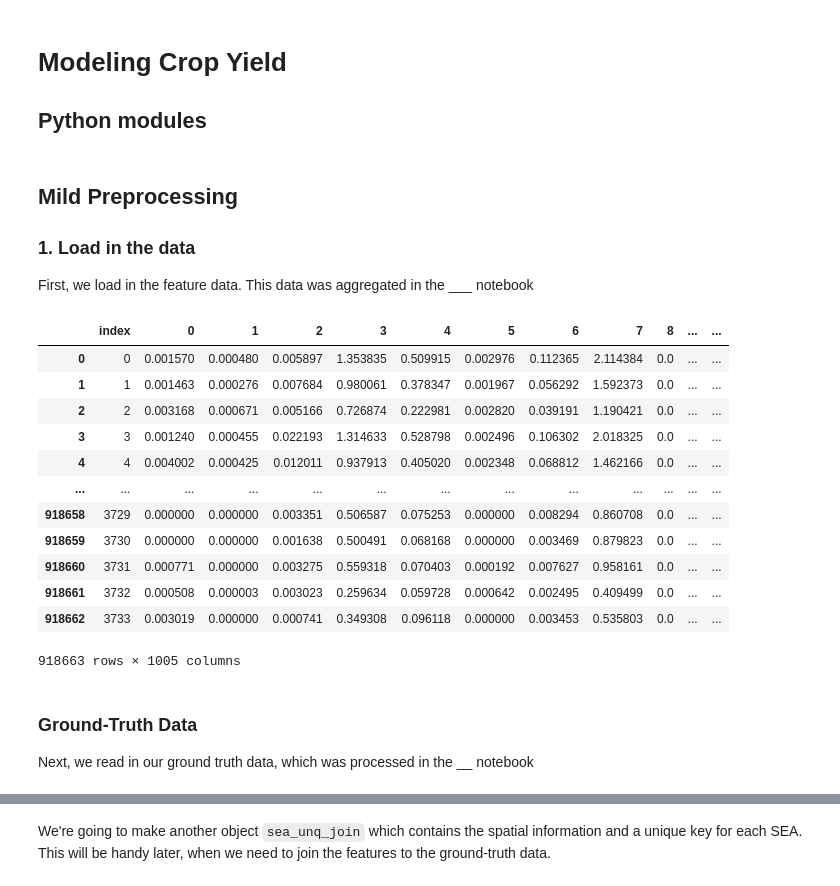
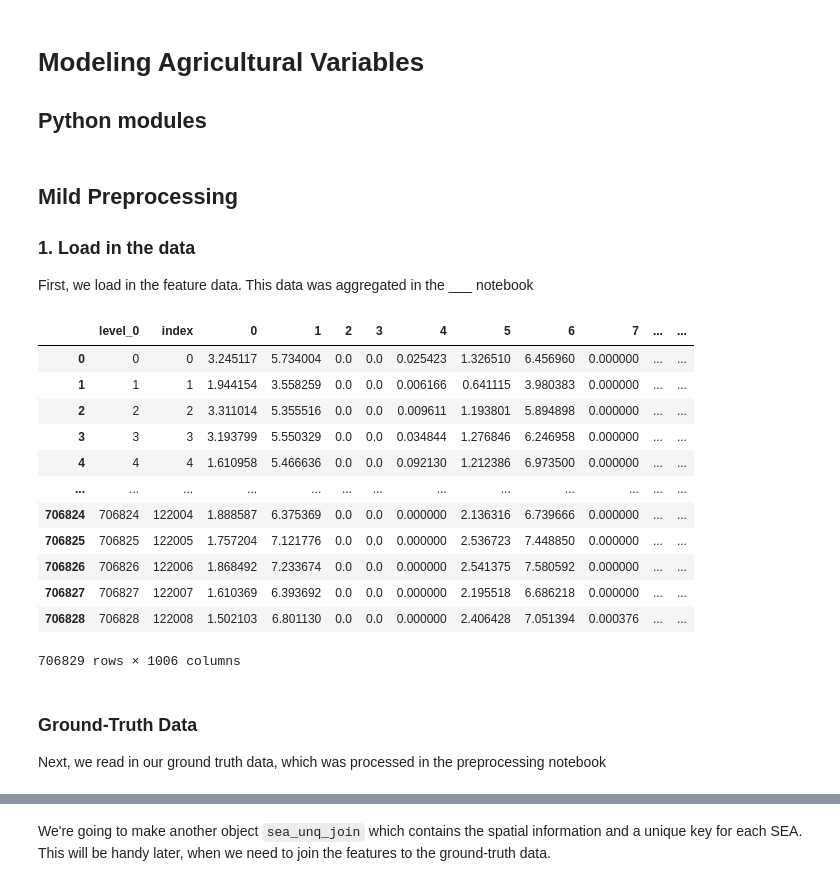
Before and after one commit to mosaiks-capstone/Modeling, a Jupyter notebook: andrew_modeling.ipynb, the cells around one changed output, grey strips where cells are left out. Drawn from its saved outputs; the diff is of its cells as text; code cells hidden in the pictures.

Commit message:
added another notebook

```diff
--- a/andrew_modeling.ipynb
+++ b/andrew_modeling.ipynb
@@ -1,5 +1,5 @@
 # %% [markdown]
-# Modeling Crop Yield
+# Modeling Agricultural Variables
 ## Python modules
 # %%
 import warnings
@@ -38,25 +38,25 @@ import seaborn as sns
 First, we load in the feature data. This data was aggregated in the ___ notebook
 # %%
 # Let's read in the new concatenated features:
-features = pd.read_feather("/capstone/mosaiks/repos/modeling/data/features_sea_save.feather")
+features = pd.read_feather("/capstone/mosaiks/repos/modeling/data/cropmosaiks_features_landsat8.feather")
 features
 # %% [output]
-|  | index | 0 | 1 | 2 | 3 | 4 | 5 | 6 | 7 | 8 | ... | ... |
-| 0 | 0 | 0.001570 | 0.000480 | 0.005897 | 1.353835 | 0.509915 | 0.002976 | 0.112365 | 2.114384 | 0.0 | ... | ... |
-| 1 | 1 | 0.001463 | 0.000276 | 0.007684 | 0.980061 | 0.378347 | 0.001967 | 0.056292 | 1.592373 | 0.0 | ... | ... |
-| 2 | 2 | 0.003168 | 0.000671 | 0.005166 | 0.726874 | 0.222981 | 0.002820 | 0.039191 | 1.190421 | 0.0 | ... | ... |
-| 3 | 3 | 0.001240 | 0.000455 | 0.022193 | 1.314633 | 0.528798 | 0.002496 | 0.106302 | 2.018325 | 0.0 | ... | ... |
-| 4 | 4 | 0.004002 | 0.000425 | 0.012011 | 0.937913 | 0.405020 | 0.002348 | 0.068812 | 1.462166 | 0.0 | ... | ... |
+|  | level_0 | index | 0 | 1 | 2 | 3 | 4 | 5 | 6 | 7 | ... | ... |
+| 0 | 0 | 0 | 3.245117 | 5.734004 | 0.0 | 0.0 | 0.025423 | 1.326510 | 6.456960 | 0.000000 | ... | ... |
+| 1 | 1 | 1 | 1.944154 | 3.558259 | 0.0 | 0.0 | 0.006166 | 0.641115 | 3.980383 | 0.000000 | ... | ... |
+| 2 | 2 | 2 | 3.311014 | 5.355516 | 0.0 | 0.0 | 0.009611 | 1.193801 | 5.894898 | 0.000000 | ... | ... |
+| 3 | 3 | 3 | 3.193799 | 5.550329 | 0.0 | 0.0 | 0.034844 | 1.276846 | 6.246958 | 0.000000 | ... | ... |
+| 4 | 4 | 4 | 1.610958 | 5.466636 | 0.0 | 0.0 | 0.092130 | 1.212386 | 6.973500 | 0.000000 | ... | ... |
 | ... | ... | ... | ... | ... | ... | ... | ... | ... | ... | ... | ... | ... |
-| 918658 | 3729 | 0.000000 | 0.000000 | 0.003351 | 0.506587 | 0.075253 | 0.000000 | 0.008294 | 0.860708 | 0.0 | ... | ... |
-| 918659 | 3730 | 0.000000 | 0.000000 | 0.001638 | 0.500491 | 0.068168 | 0.000000 | 0.003469 | 0.879823 | 0.0 | ... | ... |
-| 918660 | 3731 | 0.000771 | 0.000000 | 0.003275 | 0.559318 | 0.070403 | 0.000192 | 0.007627 | 0.958161 | 0.0 | ... | ... |
-| 918661 | 3732 | 0.000508 | 0.000003 | 0.003023 | 0.259634 | 0.059728 | 0.000642 | 0.002495 | 0.409499 | 0.0 | ... | ... |
-| 918662 | 3733 | 0.003019 | 0.000000 | 0.000741 | 0.349308 | 0.096118 | 0.000000 | 0.003453 | 0.535803 | 0.0 | ... | ... |
+| 706824 | 706824 | 122004 | 1.888587 | 6.375369 | 0.0 | 0.0 | 0.000000 | 2.136316 | 6.739666 | 0.000000 | ... | ... |
+| 706825 | 706825 | 122005 | 1.757204 | 7.121776 | 0.0 | 0.0 | 0.000000 | 2.536723 | 7.448850 | 0.000000 | ... | ... |
+| 706826 | 706826 | 122006 | 1.868492 | 7.233674 | 0.0 | 0.0 | 0.000000 | 2.541375 | 7.580592 | 0.000000 | ... | ... |
+| 706827 | 706827 | 122007 | 1.610369 | 6.393692 | 0.0 | 0.0 | 0.000000 | 2.195518 | 6.686218 | 0.000000 | ... | ... |
+| 706828 | 706828 | 122008 | 1.502103 | 6.801130 | 0.0 | 0.0 | 0.000000 | 2.406428 | 7.051394 | 0.000376 | ... | ... |
-918663 rows × 1005 columns
+706829 rows × 1006 columns
 # %% [markdown]
 ### Ground-Truth Data
-Next, we read in our ground truth data, which was processed in the __ notebook
+Next, we read in our ground truth data, which was processed in the preprocessing notebook
 # %%
 # Read in the survey data
 country_sea = gpd.read_file('/capstone/mosaiks/repos/preprocessing/featurizeme/total.shp')
```
Also changed, not shown: parts of 5 cells of this notebook, 1 other file.
